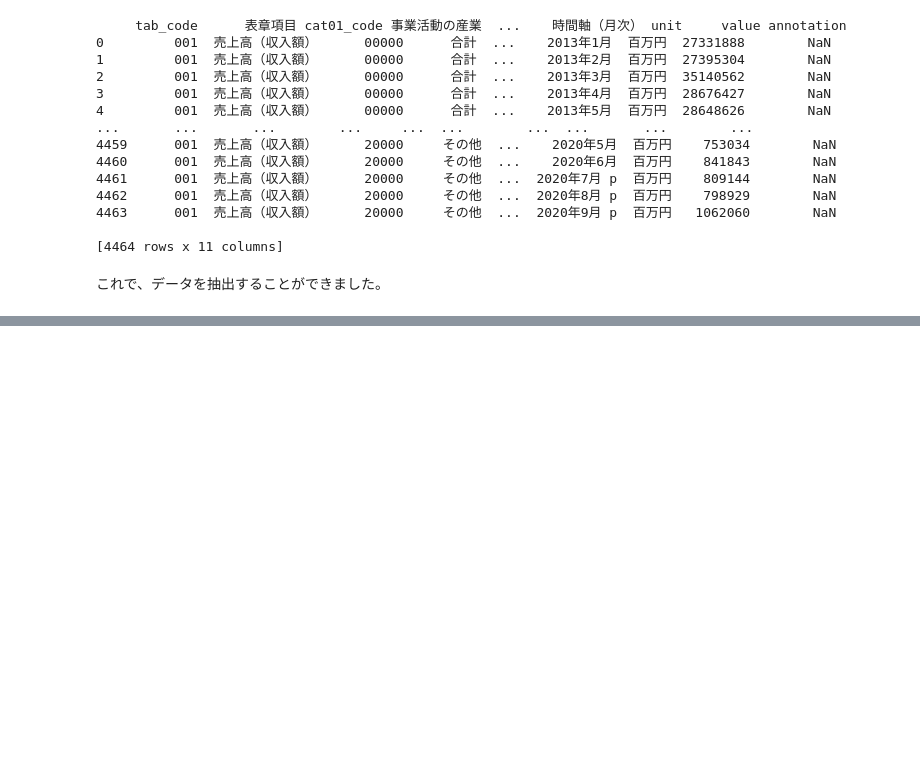
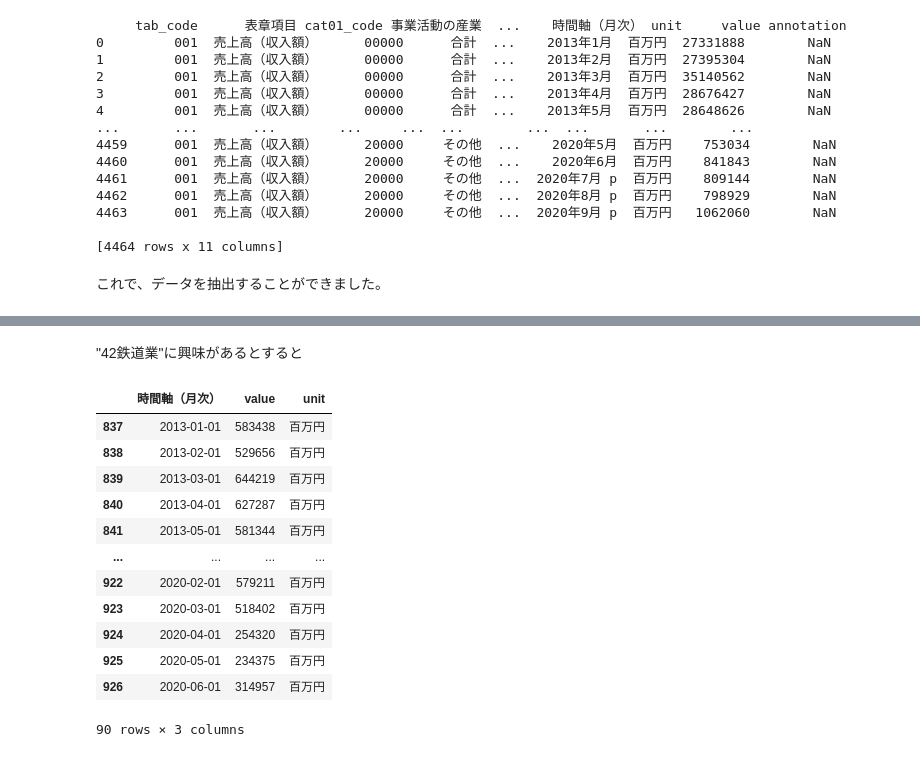
Before and after one commit to SotaYoshida/Lecture_DataScience, a Jupyter notebook: Python_chapter_WebScraping.ipynb, the cells around one changed output, grey strips where cells are left out. Saved outputs shown, nothing was run; the diff lists cells and outputs as text; code cells hidden in the pictures; blank space fills up the shorter version.

```diff
--- a/Python_chapter_WebScraping.ipynb
+++ b/Python_chapter_WebScraping.ipynb
@@ -284,0 +314,25 @@ print(df)
+# %% [markdown]
+"42鉄道業"に興味があるとすると
+# %%
+ndf = df[df["事業活動の産業"] == "42鉄道業"] #dfの中の、"事業活動の産業欄が"42鉄道業"のものを抽出し、ndfと名前をつける
+
+ndf = ndf[ndf["時間軸（月次）"].str.endswith("月")]
+ndf["時間軸（月次）"] = pd.to_datetime(ndf["時間軸（月次）"], format="%Y年%m月")
+ndf = ndf.sort_values("時間軸（月次）")
+
+#必要なところだけ抽出すると...
+ndf[["時間軸（月次）", "value", "unit"]]
+# %% [output]
+|  | 時間軸（月次） | value | unit |
+| 837 | 2013-01-01 | 583438 | 百万円 |
+| 838 | 2013-02-01 | 529656 | 百万円 |
+| 839 | 2013-03-01 | 644219 | 百万円 |
+| 840 | 2013-04-01 | 627287 | 百万円 |
+| 841 | 2013-05-01 | 581344 | 百万円 |
+| ... | ... | ... | ... |
+| 922 | 2020-02-01 | 579211 | 百万円 |
+| 923 | 2020-03-01 | 518402 | 百万円 |
+| 924 | 2020-04-01 | 254320 | 百万円 |
+| 925 | 2020-05-01 | 234375 | 百万円 |
+| 926 | 2020-06-01 | 314957 | 百万円 |
+90 rows × 3 columns
```
Also changed, not shown: parts of 10 cells of this notebook.
